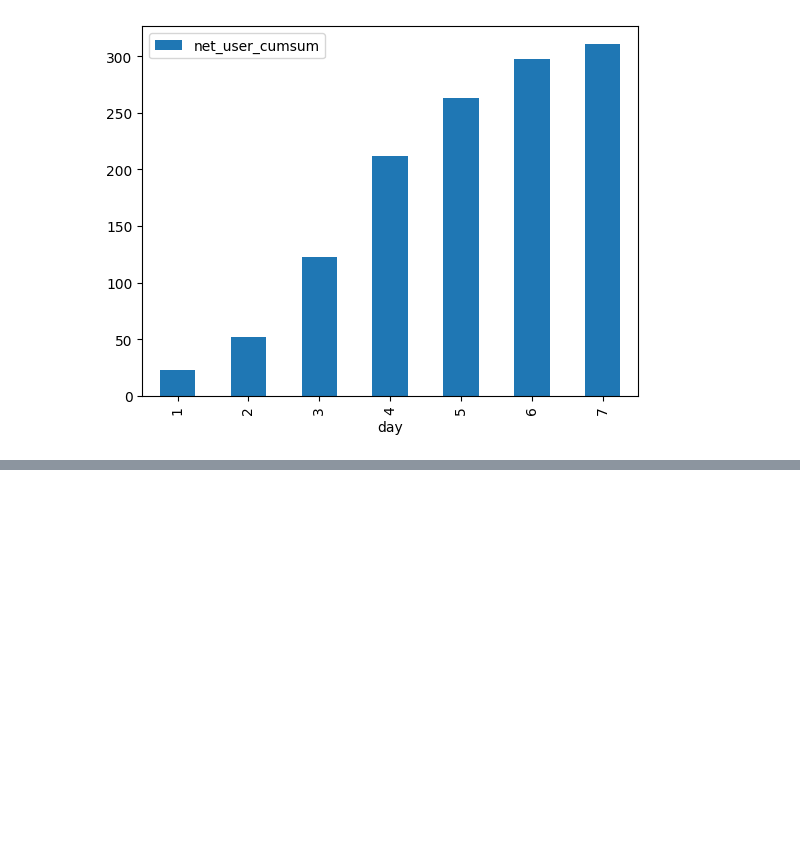
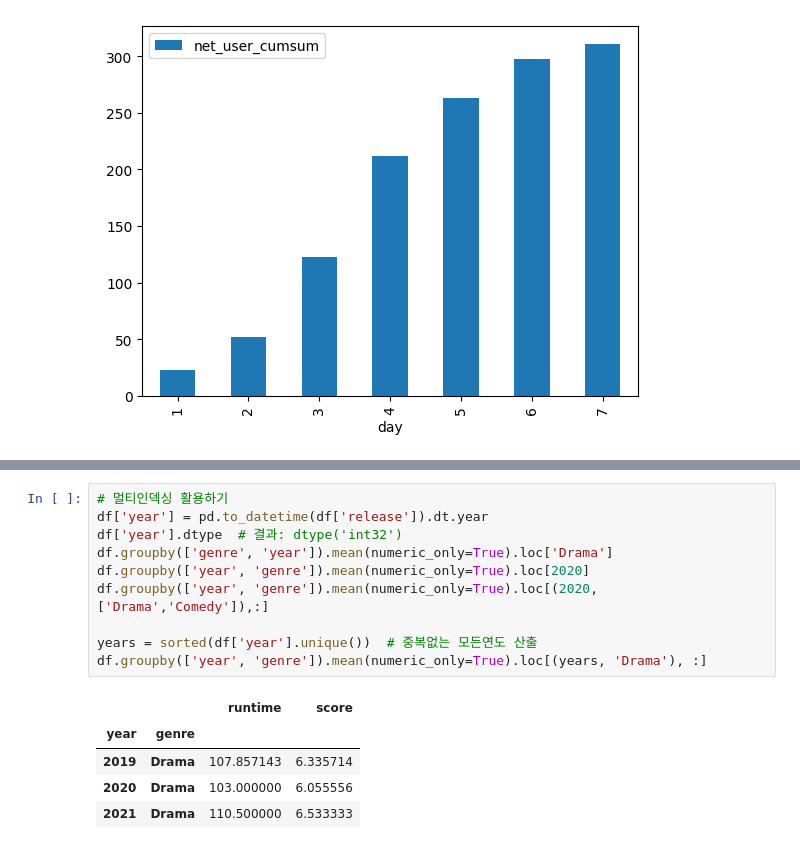
Before and after one commit to sherry-shlee/python-sandbox, a Jupyter notebook: kdc-stat.ipynb, the cells around one changed output, grey strips where cells are left out. Saved outputs shown, nothing was run; the diff lists cells and outputs as text; blank space fills up the shorter version.

```diff
--- a/kdc-stat.ipynb
+++ b/kdc-stat.ipynb
@@ -99,0 +96,16 @@ dtype: float64
+# %%
+# 멀티인덱싱 활용하기
+df['year'] = pd.to_datetime(df['release']).dt.year
+df['year'].dtype  # 결과: dtype('int32')
+df.groupby(['genre', 'year']).mean(numeric_only=True).loc['Drama']
+df.groupby(['year', 'genre']).mean(numeric_only=True).loc[2020]
+df.groupby(['year', 'genre']).mean(numeric_only=True).loc[(2020, ['Drama','Comedy']),:]
+
+years = sorted(df['year'].unique())  # 중복없는 모든연도 산출
+df.groupby(['year', 'genre']).mean(numeric_only=True).loc[(years, 'Drama'), :]
+# %% [output]
+|  |  | runtime | score |
+| year | genre |  |  |
+| 2019 | Drama | 107.857143 | 6.335714 |
+| 2020 | Drama | 103.000000 | 6.055556 |
+| 2021 | Drama | 110.500000 | 6.533333 |
```
Also changed, not shown: parts of 1 cell of this notebook.
